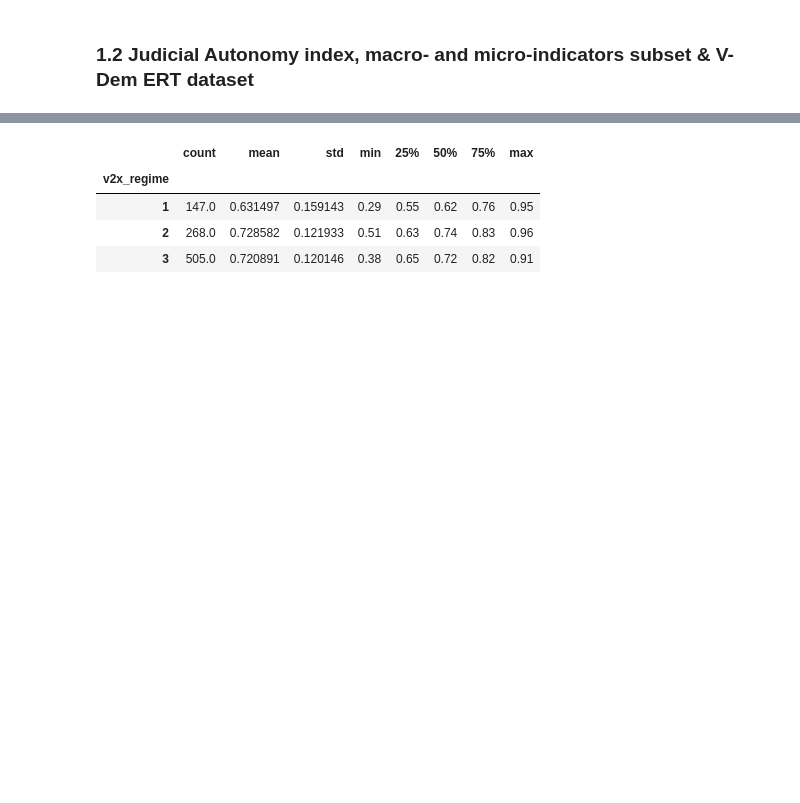
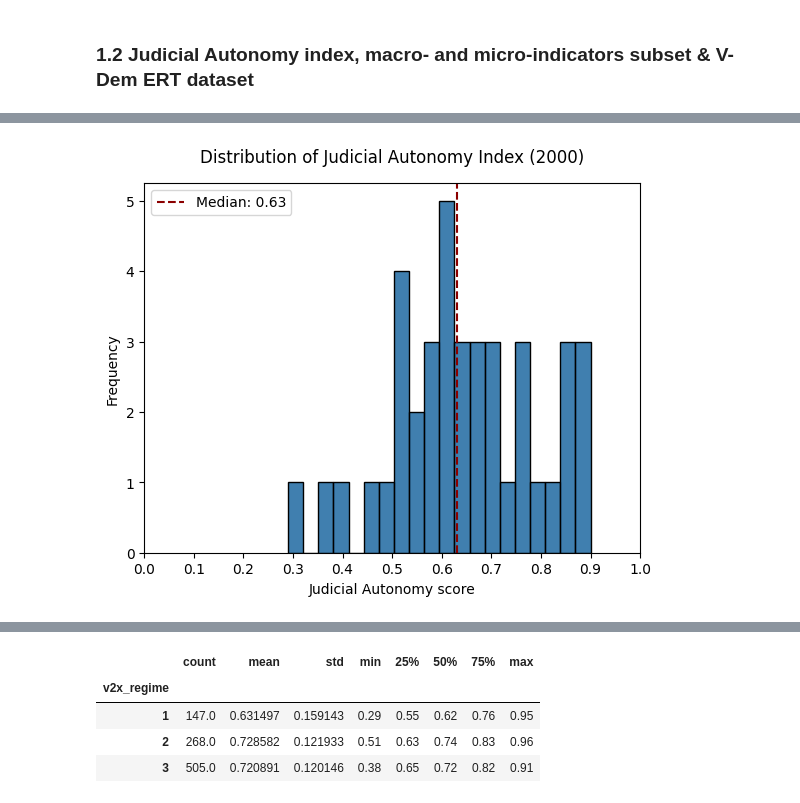
Before and after one commit to najafriederike/judicial-autonomy-index, a Jupyter notebook: notebooks/EDA.ipynb, the cells around one changed output, grey strips where cells are left out. Cells and saved outputs as stored; diff of their text form; code cells hidden in the pictures; blank space fills up the shorter version.

```diff
--- a/notebooks/EDA.ipynb
+++ b/notebooks/EDA.ipynb
@@ -77,0 +133,23 @@ q1_index_macro_vdem[['index_measure','v2x_polyarchy']].describe()
+# %%
+# Filter data for year 2000
+q1_index_macro_vdem_2000 = q1_index_macro_vdem.loc[q1_index_macro_vdem['year'] == 2000]
+# %%
+# Histogram for Judicial Autonomy Index (2000) incl. median line
+
+sns.histplot(q1_index_macro_vdem_2000['index_measure'], bins=20, color='#005495') #kde=True
+
+median_value = q1_index_macro_vdem_2000['index_measure'].median()
+plt.axvline(median_value, color='darkred', linestyle='--', label=f'Median: {median_value:.2f}')
+
+plt.xticks(np.arange(0, 1.1, 0.1))
+plt.xlim(0.0, 1.0)
+
+plt.legend(loc='upper left')
+plt.title('Distribution of Judicial Autonomy Index (2000)', fontsize=12, pad=15)
+plt.xlabel('Judicial Autonomy score')
+plt.ylabel('Frequency')
+
+plt.savefig("../figures/judicial_autonomy_2000_histogram_median.jpeg", format="jpeg", dpi=300) # figures/judicial_autonomy_all_years_histogram_median.jpeg
+plt.show();
+# %% [output]
+[figure, added]
```
Also changed, not shown: parts of 41 cells of this notebook, 15 other files.
